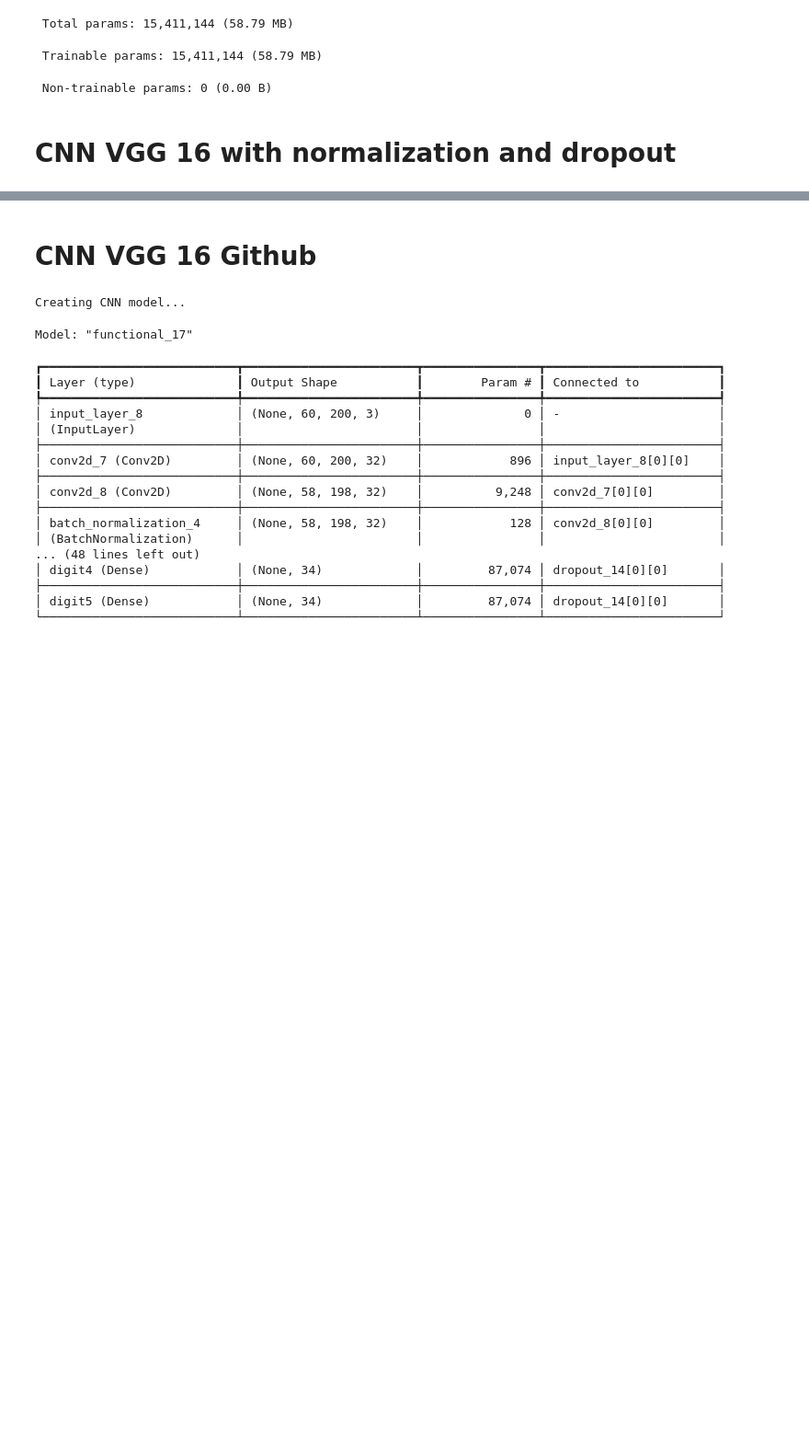
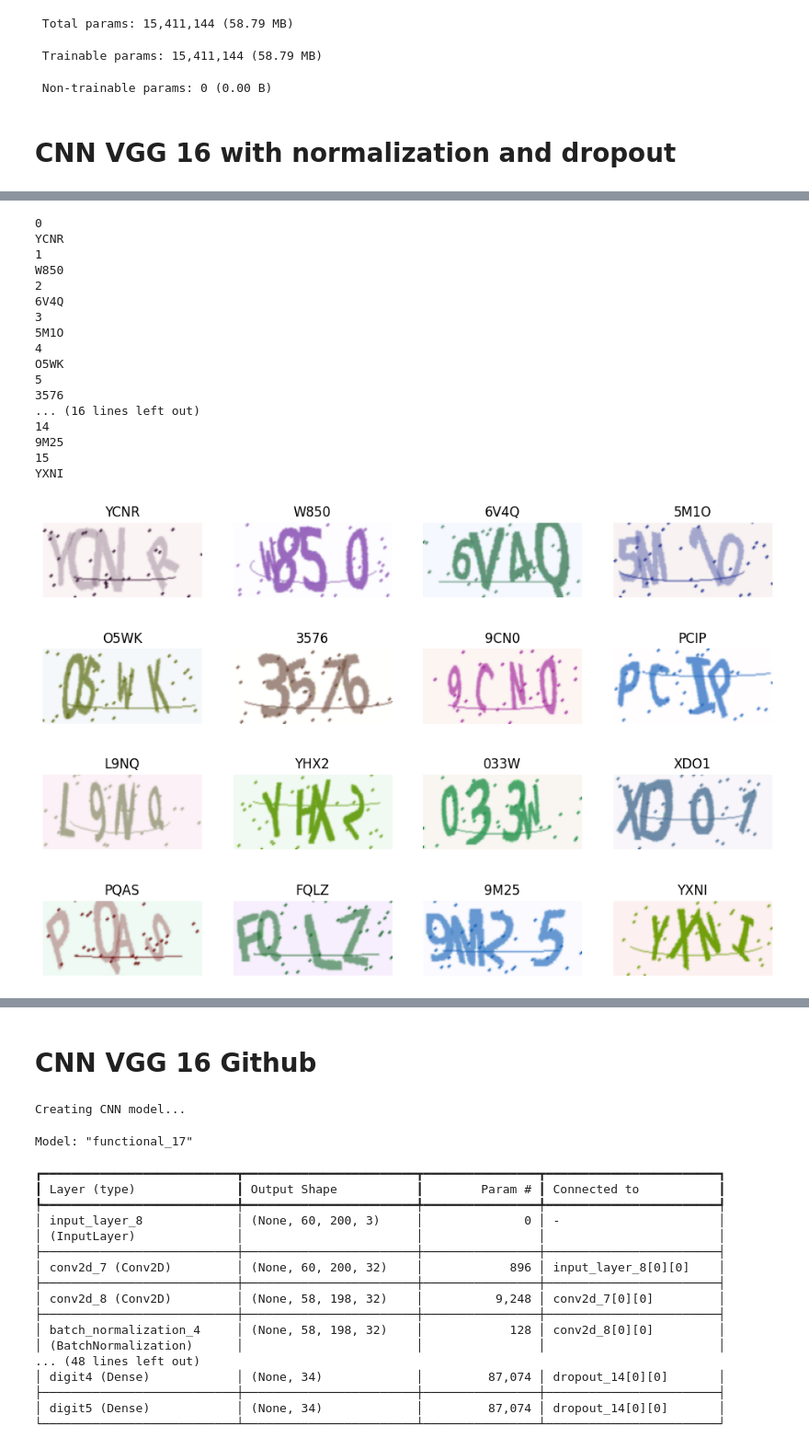
Before and after one commit to joey0629/chatWeb, a Jupyter notebook: DL.ipynb, the cells around one changed output, grey strips where cells are left out. Shown at 92% size. Drawn from its saved outputs; the diff is of its cells as text; code cells hidden in the pictures; blank space fills up the shorter version.

```diff
--- a/DL.ipynb
+++ b/DL.ipynb
@@ -428,0 +476,45 @@ FileNotFoundError: [Errno 2] Unable to synchronously create file (unable to open
+# %%
+import matplotlib.pyplot as plt
+import string
+import numpy as np
+
+# Step 1: Create an instance of the generator
+generator = gen2(batch_size=16, height=80, width=170, n_len=4, n_class=36)
+
+# Step 2: Get a batch of images and labels from the generator
+X, y = next(generator)
+
+# Step 3: Use matplotlib to display the images
+plt.figure(figsize=(12, 8))
+characters = string.digits + string.ascii_uppercase  # Include both digits and uppercase letters
+
+for i in range(16):
+    plt.subplot(4, 4, i + 1)
+    plt.imshow(X[i])
+    plt.axis('off')
+    print(i)
+
+    context = ''.join([characters[idx] for idx in np.argmax(y[i], axis=1)])
+    print(context)
+    plt.title(context)
+
+plt.show()
+# %% [output]
+0
+YCNR
+1
+W850
+2
+6V4Q
+3
+5M1O
+4
+O5WK
+5
+3576
+... (16 lines left out)
+14
+9M25
+15
+YXNI
+[figure, added]
```
Also changed, not shown: parts of 10 cells of this notebook.
